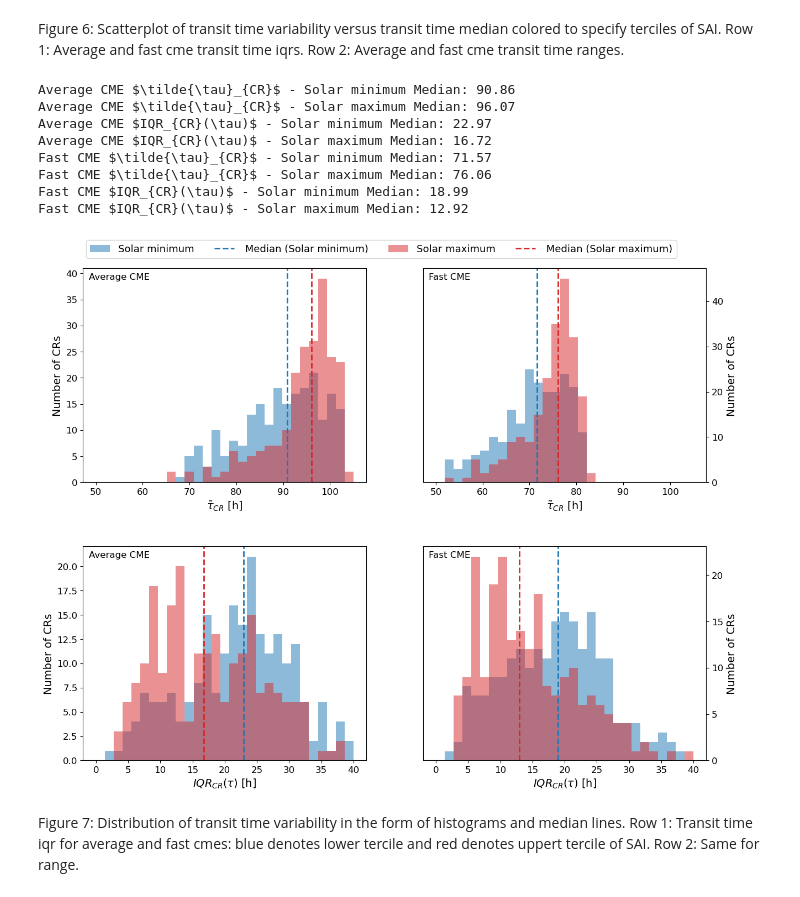
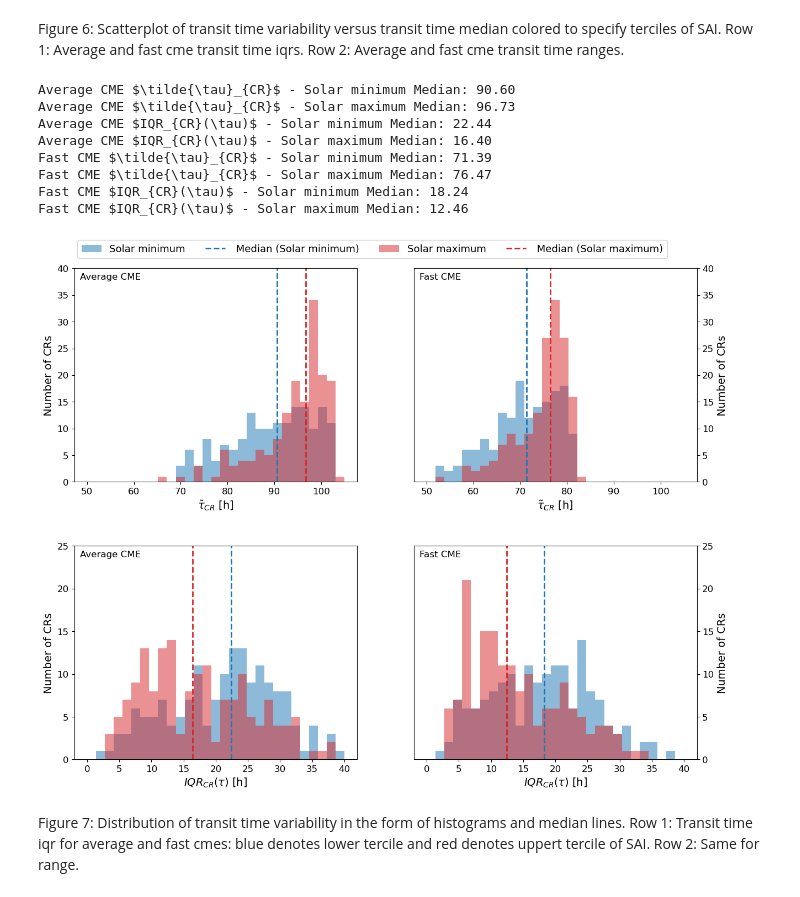
Before and after one commit to dechenlhamogyeltshen/CME_transit_variability, a Jupyter notebook: code/analysis.ipynb, the cells around one changed output. Cells and saved outputs as stored; diff of their text form; code cells hidden in the pictures.

```diff
--- a/code/analysis.ipynb
+++ b/code/analysis.ipynb
@@ -19,5 +23,15 @@ import os
 
 mpl.rcParams.update({'font.size': 14})
+# %%
+# Define a colour-blind friendly turbo-inspired palette for 2-D plots
+colors = [
+    "#0072B2",  # deep blue
+    "#56B4E9",  # cyan
+    "#F0E442",  # yellow
+    "#E69F00",  # orange
+    "#D55E00"   # red
+]
+cb_turbo = LinearSegmentedColormap.from_list("cb_turbo", colors)
 # %%
 def load_ssn_sai():
     """
@@ -49,8 +63,8 @@ def load_ssn_sai():
     # Drop unwanted columns
     ssn_df.drop(columns=[0, 1, 2, 3, 4, 5], inplace=True)
 
-    # Add the 13-month running smooth
-    window = 13 * 30  # Approximate window in days
+    # Add the 18-month running smooth
+    window = 18 * 30  # Approximate window in days
     ssn_df['smooth'] = (
         ssn_df.rolling(f"{window}D", on='datetime')['ssn']
         .mean()
@@ -62,7 +76,7 @@ def load_ssn_sai():
     mask = ssn_df['jd'] < start_jd + window / 2
     ssn_df.loc[mask, 'smooth'] = np.nan
 
-    # Add Solar Activity Index (SAI)
+    # Add Solar Activity Index (SAI) by normalising against 11 year max
     nwindow = int(11 * 12)  # Approximate solar cycle length in months
     ssn_df['rollingmax'] = (
         ssn_df['smooth']
@@ -1025,77 +1208,85 @@ Figure 6: Scatterplot of transit time variability versus transit time median col
 # %%
 def histogram_sai_transit_iqr_range():
     """
-    Produce histograms of the 'iqr' and 'range' variables for the lower and upper terciles of the SAI distribution
-    for both Average CME and Fast CME scenarios. The titles are moved inside the plot and a single combined legend is used for the entire figure.
-    Returns:
+    Produce histograms of the 'iqr' and 'range' variables for the lower and upper quartiles of the SAI distribution
+    for both Average CME and Fast CME scenarios. Uses 30 bins for all histograms.
     """
     cme_avg, cme_fst = load_reduced_transit_data()
 
+    # Prepare datasets, colors, and labels for plotting
     datasets = [(cme_avg, 'Average CME'), (cme_fst, 'Fast CME')]
     colors = {'lower': 'tab:blue', 'upper': 'tab:red'}
     labels = {'lower': 'Solar minimum', 'upper': 'Solar maximum'}
 
+    # Create a 2x2 figure for histograms (rows: avg and iqr, columns: Average/Fast CME)
     fig, ax = plt.subplots(2, 2, figsize=(12, 10), facecolor='white')
     handles, labels_legend = [], []
 
+    # Loop over datasets (Average/Fast CME)
     for i, (cme, cme_label) in enumerate(datasets):
-        terciles = cme['sai'].quantile([0.333, 0.666]).values
-        id_low = cme['sai'] <= terciles[0]
-        id_high = cme['sai'] > terciles[1]
-
+        # Compute SAI quartiles to classify low and high solar activity periods
+        quartiles = cme['sai'].quantile([0.25, 0.5, 0.75]).values
+        id_low = cme['sai'] <= quartiles[0]
+        id_high = cme['sai'] > quartiles[2]
+        # Organise the data for plotting histograms by low and high quartile
         data_dict = {
             'lower': {'avg': cme.loc[id_low, 'avg'], 'iqr': cme.loc[id_low, 'iqr']},
             'upper': {'avg': cme.loc[id_high, 'avg'], 'iqr': cme.loc[id_high, 'iqr']}
         }
 
+        # Loop over variables (avg and iqr) and plot histograms
         for j, (var, title) in enumerate(zip(['avg', 'iqr'], [r'$\tilde{\tau}_{CR}$', r'$IQR_{CR}(\tau)$'])):
             bins = np.linspace(0 if var == 'iqr' else 50, 40 if var == 'iqr' else 105, 30)
 
+            # Plot lower and upper quartile histograms
             for key in ['lower', 'upper']:
                 hist = ax[j, i].hist(data_dict[key][var], bins=bins, density=False, alpha=0.5, color=colors[key])
+                # Add dashed line at median
                 median_value = np.median(data_dict[key][var])
                 ax[j, i].axvline(median_value, color=colors[key], linestyle='dashed', linewidth=2)
-
+                # Print median values for reference
                 print(f"{cme_label} {title} - {labels[key]} Median: {median_value:.2f}")
 
                 if i == 0 and j == 0:  # Collect legend handles once
-                    handles.append(hist[2][0])
+                    handles.append(hist[2][0]) # Patch color
                     labels_legend.append(f'{labels[key]}')
                     handles.append(plt.Line2D([0], [0], color=colors[key], linestyle='dashed', linewidth=2))
                     labels_legend.append(f' Median ({labels[key]})')
 
+            # Set axis labels, tick sizes, and plot titles inside subplots
             ax[j, i].set_xlabel(f'{title} [h]',fontsize=14)
             ax[j, i].set_ylabel('Number of CRs',fontsize=14)
             ax[j, i].tick_params(axis='y', labelsize=12)
             ax[j, i].tick_params(axis='x', labelsize=12)
-            #ax[j, i].set_ylim(0, 0.1)
+            ax[0, i].set_ylim(0,40)
+            ax[1, i].set_ylim(0,25)
             ax[j, i].text(0.02, 0.98, f'{cme_label}', transform=ax[j, i].transAxes, fontsize=12, ha='left', va='top')
 
     # Move y-axis of second column to the right
     ax[0, 1].yaxis.tick_right()
     ax[0, 1].yaxis.set_label_position('right')
     ax[1, 1].yaxis.tick_right()
     ax[1, 1].yaxis.set_label_position('right')
 
     fig.legend(handles, labels_legend, loc='upper center', ncol=4, bbox_to_anchor=(0.5, 1.05), fontsize=13)
     fig.subplots_adjust(left=0.05, bottom=0.1, right=0.99, top=0.99, wspace=0.2, hspace=0.3)
 
-    fig_name = "/Users/dven/repos/CME_transit_climatology_new/figures/transit_histogram.pdf"
+    fig_name = "/Users/dven/repos/CME_transit_variability/figures/transit_histogram.pdf"
     fig.savefig(fig_name, dpi=300, bbox_inches='tight')
 
     return
 
 histogram_sai_transit_iqr_range()
 # %% [output]
-Average CME $\tilde{\tau}_{CR}$ - Solar minimum Median: 90.86
-Average CME $\tilde{\tau}_{CR}$ - Solar maximum Median: 96.07
-Average CME $IQR_{CR}(\tau)$ - Solar minimum Median: 22.97
-Average CME $IQR_{CR}(\tau)$ - Solar maximum Median: 16.72
-Fast CME $\tilde{\tau}_{CR}$ - Solar minimum Median: 71.57
-Fast CME $\tilde{\tau}_{CR}$ - Solar maximum Median: 76.06
-Fast CME $IQR_{CR}(\tau)$ - Solar minimum Median: 18.99
-Fast CME $IQR_{CR}(\tau)$ - Solar maximum Median: 12.92
+Average CME $\tilde{\tau}_{CR}$ - Solar minimum Median: 90.60
+Average CME $\tilde{\tau}_{CR}$ - Solar maximum Median: 96.73
+Average CME $IQR_{CR}(\tau)$ - Solar minimum Median: 22.44
+Average CME $IQR_{CR}(\tau)$ - Solar maximum Median: 16.40
+Fast CME $\tilde{\tau}_{CR}$ - Solar minimum Median: 71.39
+Fast CME $\tilde{\tau}_{CR}$ - Solar maximum Median: 76.47
+Fast CME $IQR_{CR}(\tau)$ - Solar minimum Median: 18.24
+Fast CME $IQR_{CR}(\tau)$ - Solar maximum Median: 12.46
-[figure, old version]
+[figure, new version]
 # %% [markdown]
 Figure 7: Distribution of transit time variability in the form of histograms and median lines. Row 1: Transit time iqr for average and fast cmes: blue denotes lower tercile and red denotes uppert tercile of SAI. Row 2: Same for range.
 # %%
```
Also changed, not shown: parts of 25 cells of this notebook, 17 other files.
